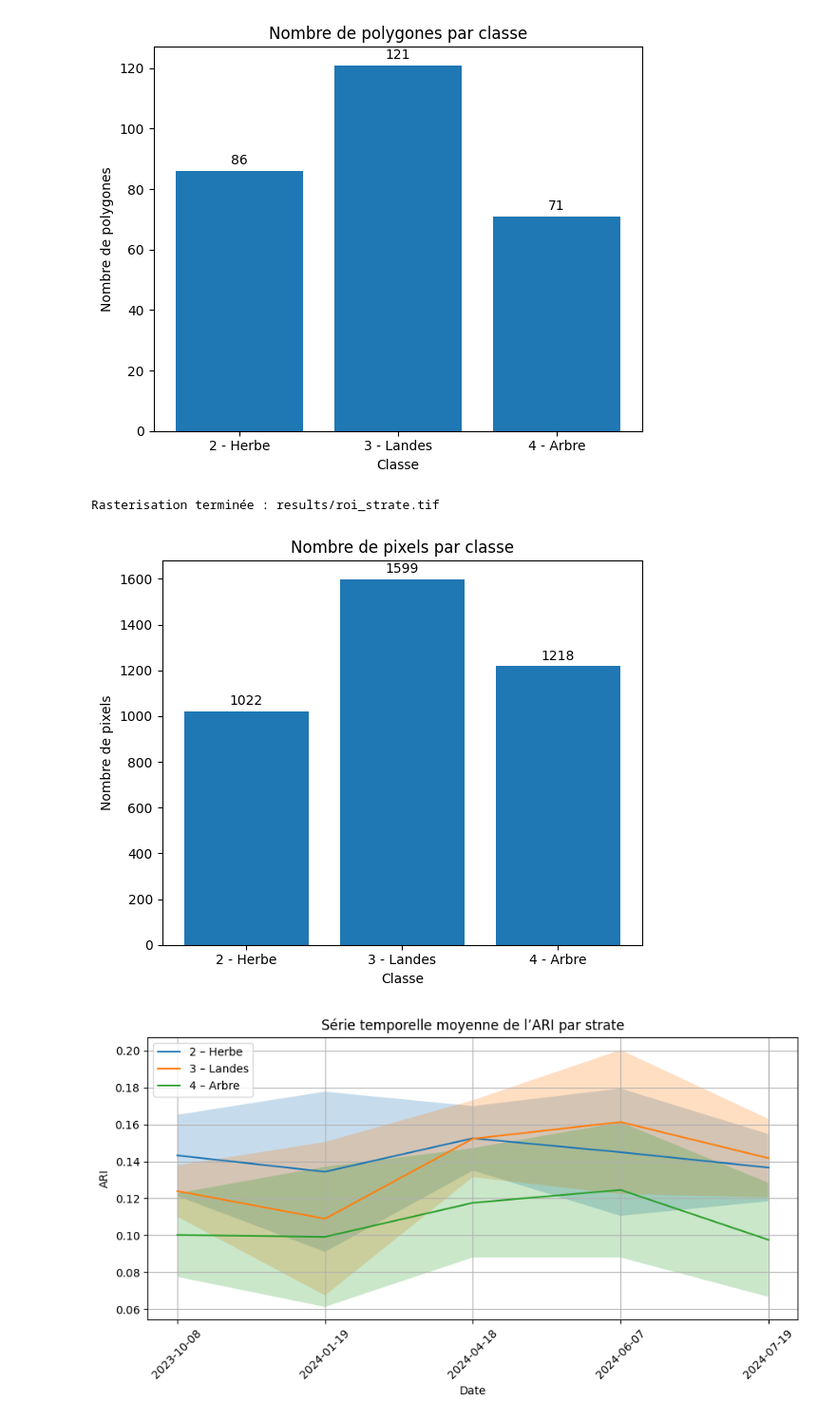
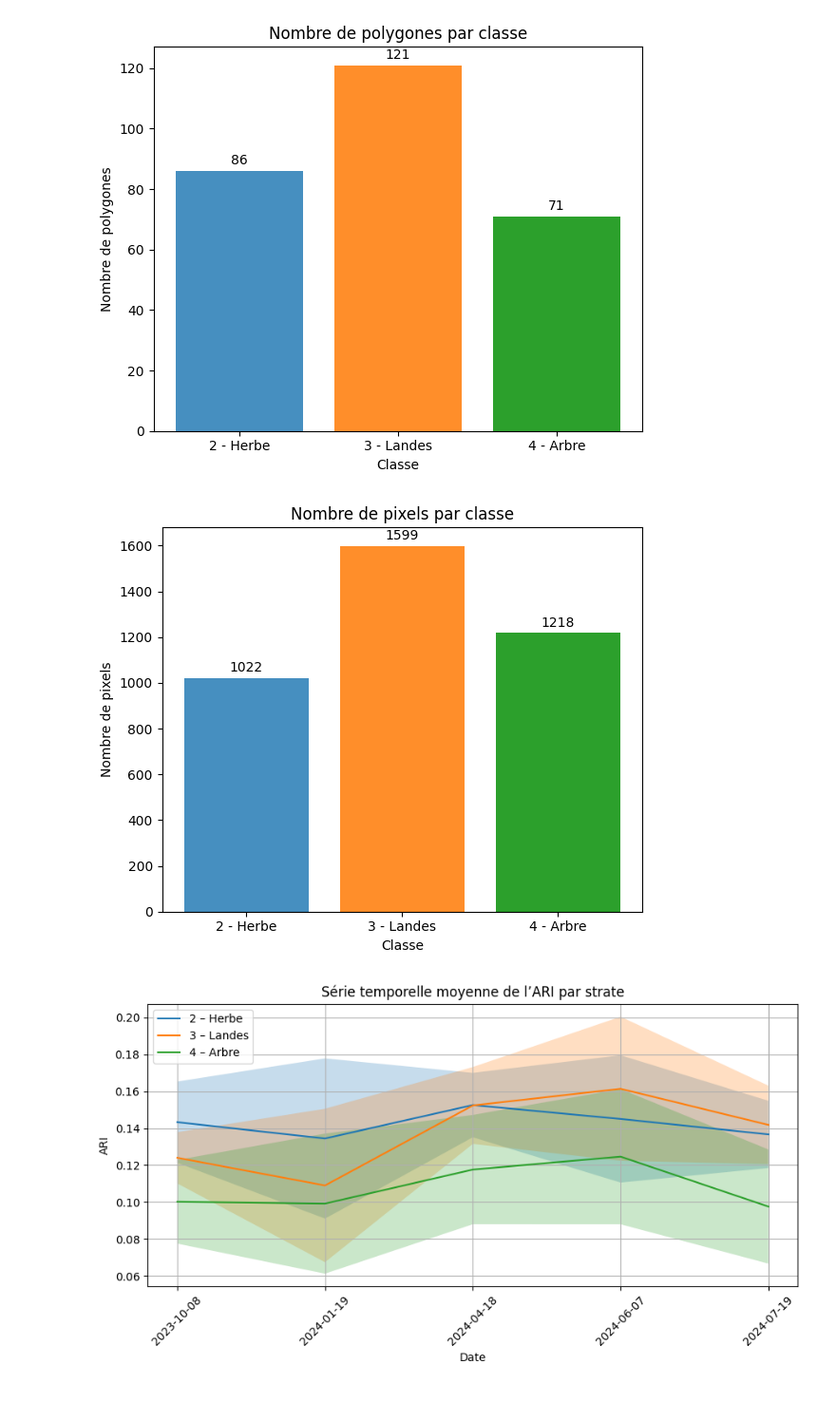
Before and after one commit to rafa3131/projet_teledec, a Jupyter notebook: projet_telea_BACHIMONT_Rafael.ipynb, the cells around one changed output. Shown at 95% size. Drawn from its saved outputs; the diff is of its cells as text; code cells hidden in the pictures.

```diff
--- a/projet_telea_BACHIMONT_Rafael.ipynb
+++ b/projet_telea_BACHIMONT_Rafael.ipynb
@@ -36,8 +36,8 @@ labels = [f"{c} - {classe_nom[c]}" for c in classes]
 # Graphique
 # -------------------------------
 plt.figure(figsize=(6, 5))
-
-bars = plt.bar(classes, nb_poly)
+colors = ["#468fc0", "#ff8e2a", "#2ca02c",]
+bars = plt.bar(classes, nb_poly, color=colors)
 
 for bar, nb in zip(bars, nb_poly):
     plt.text(
@@ -57,7 +57,7 @@ plt.tight_layout()
 plt.savefig(out_poly, dpi=200, bbox_inches="tight")
 plt.show()
 # %% [output]
-[figure, old version]
+[figure, new version]
 # %%
 import sys
 import classification
@@ -68,7 +68,7 @@ import matplotlib.pyplot as plt
 classification.rasterization(
     in_vector="/home/onyxia/work/data/projet_eval/PI_strates_bretagne_32630.shp",
     ref_image="/home/onyxia/work/data/projet_eval/bretagne_23-24_B02.tif",
-    out_image=roi_raster,
+    out_image="results/roi_strate.tif",
     field_name="strate",
     dtype=None
 )
@@ -83,36 +83,36 @@ X, Y, t = classification.get_samples_from_roi(
 Y = Y.flatten()
 counts_pixel = Counter(Y)
 classes_pixel = sorted(counts_pixel.keys())
 nb_pixel = [counts_pixel[c] for c in classes_pixel]
 
 labels_pixel = [f"{c} - {classe_nom[c]}" for c in classes_pixel]
 
 # --- Graphique ---
 out_pix = "results/figure/diag_baton_nb_pix_by_class.png"
 
 plt.figure(figsize=(6, 5))
-bars = plt.bar(classes_pixel, nb_pixel)
+colors = ["#468fc0", "#ff8e2a", "#2ca02c",]
+bars = plt.bar(classes_pixel, nb_pixel, color=colors)
 
 for bar, nb in zip(bars, nb_pixel):
     plt.text(
         bar.get_x() + bar.get_width()/2,
         bar.get_height() + max(nb_pixel)*0.01,
         str(nb),
         ha="center",
         va="bottom"
     )
 
 plt.xticks(classes_pixel, labels_pixel)
 plt.xlabel("Classe")
 plt.ylabel("Nombre de pixels")
 plt.title("Nombre de pixels par classe")
 
 plt.tight_layout()
 plt.savefig(out_pix, dpi=200, bbox_inches="tight")
 plt.show()
 # %% [output]
-Rasterisation terminée : results/roi_strate.tif
-[figure, old version]
+[figure, new version]
 # %%
 from osgeo import gdal, ogr
 import numpy as np
```
Also changed, not shown: parts of 1 cell of this notebook, 5 other files.
